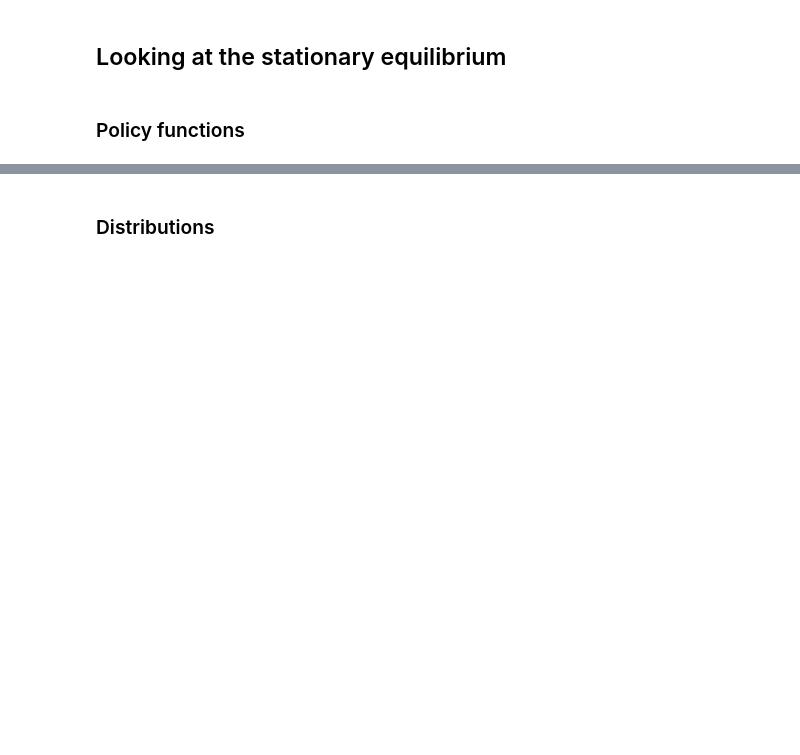
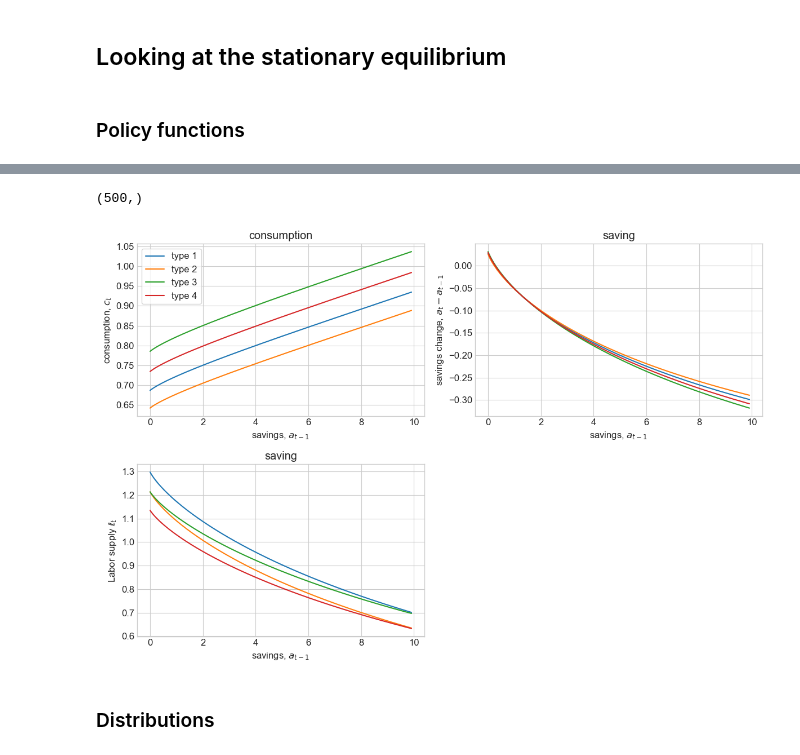
Before and after one commit to AskerNC/AdvMacroHet, a Jupyter notebook: Assignments/Handin/A1_hanc/StationaryEquilibrium.ipynb, the cells around one changed output, grey strips where cells are left out. Cells and saved outputs as stored; diff of their text form; code cells hidden in the pictures; blank space fills up the shorter version.

```diff
--- a/Assignments/Handin/A1_hanc/StationaryEquilibrium.ipynb
+++ b/Assignments/Handin/A1_hanc/StationaryEquilibrium.ipynb
@@ -114,0 +317,11 @@ ss = model.ss
+# %%
+model = HANCModelClass(name='A1') # create an instance of the model
+ss =model.ss
+par  =model.par
+ss.r = 0.02
+ss.w = 1.
+
+# Preset calibration
+ss.taua = 0.1
+ss.taul = 0.3
+ss.G = 0.3
@@ -148,3 +408,49 @@ fig.tight_layout()
+# %%
+np.sum(ss.c[i_fix,:,I]*ss.D[i_fix,:,I]*4/np.mean(I), axis=1).shape
+# %% [output]
+(500,)
+# %%
+fig = plt.figure(figsize=(12,8),dpi=100)
+par = model.par
+I = par.a_grid < 10
+
+# a. consumption
+ax = fig.add_subplot(2,2,1)
+ax.set_title(f'consumption')
+
+for i_fix in range(par.Nfix):
+    ax.plot(par.a_grid[I],ss.c[i_fix,3,I],label=f'type {i_fix+1}')
+
+ax.legend(frameon=True)
+ax.set_xlabel('savings, $a_{t-1}$')
+ax.set_ylabel('consumption, $c_t$')
+
+# b. saving
+ax = fig.add_subplot(2,2,2)
+ax.set_title(f'saving')
+
+for i_fix in range(par.Nfix):
+    ax.plot(par.a_grid[I],ss.a[i_fix,3,I]-par.a_grid[I],label=f'type {i_fix+1}')
+
+ax.set_xlabel('savings, $a_{t-1}$')
+ax.set_ylabel('savings change, $a_{t}-a_{t-1}$')
+
+
+ax = fig.add_subplot(2,2,3)
+ax.set_title(f'saving')
+
+for i_fix in range(par.Nfix):
+    ax.plot(par.a_grid[I],ss.ell[i_fix,3,I],label=f'type {i_fix+1}')
+
+ax.set_xlabel('savings, $a_{t-1}$')
+ax.set_ylabel('Labor supply $\ell_{t}$')
+
+
+
+
+fig.tight_layout()
+# %% [output]
+[figure, added]
 # %% [markdown]
 ### Distributions
 # %%
```
Also changed, not shown: parts of 91 cells of this notebook, 9 other files.
